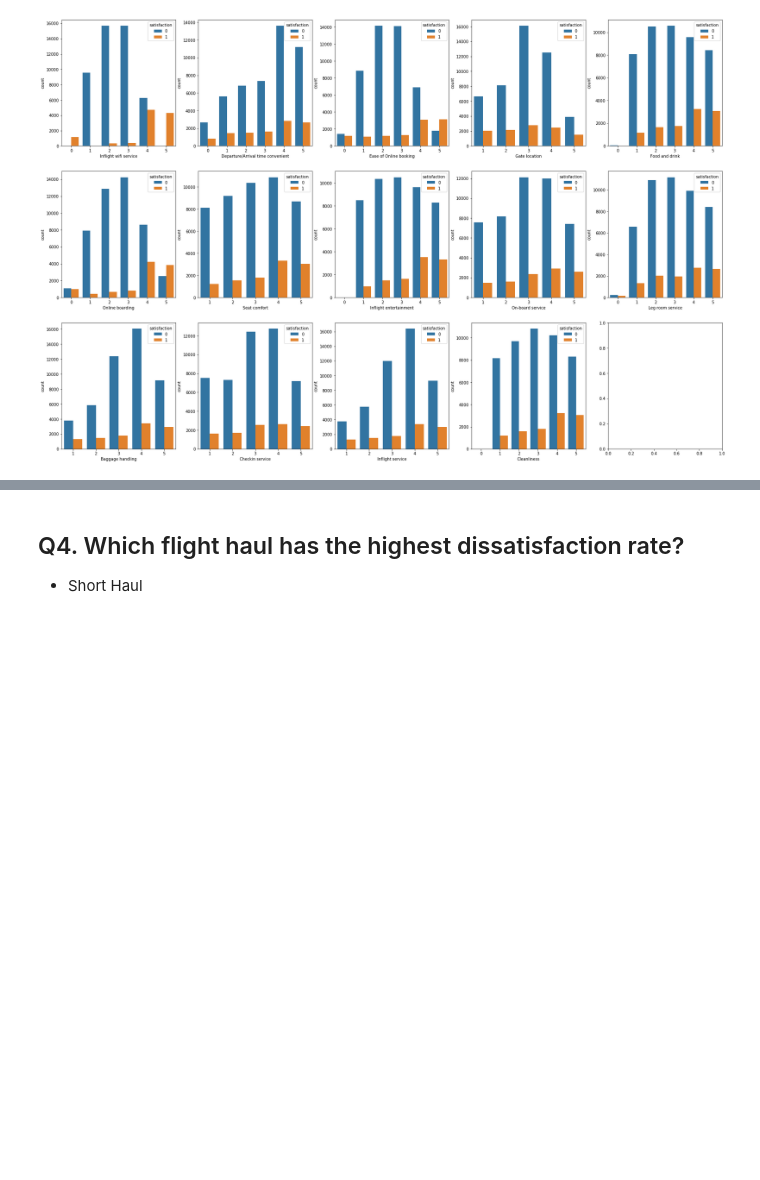
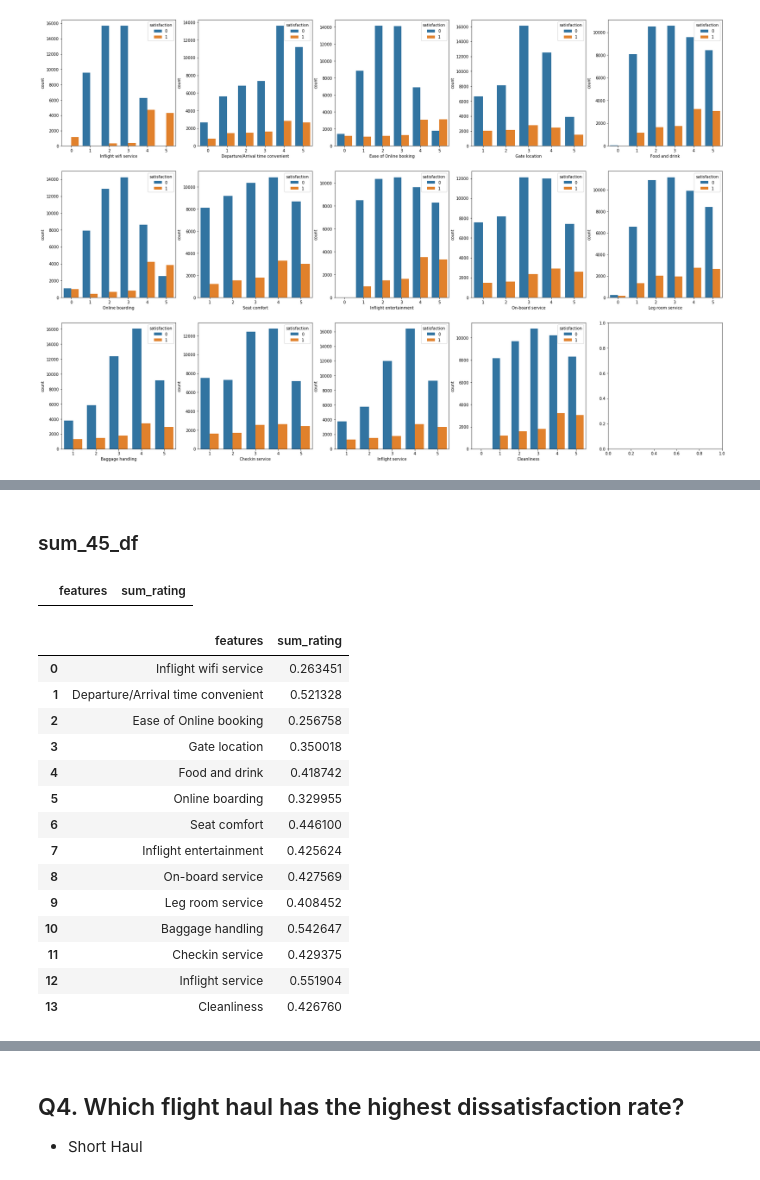
Before and after one commit to jingyunw/Airline_Passenger_Satisfaction_Analysis, a Jupyter notebook: Airline-Passenger-Satisfaction.ipynb, the cells around one changed output, grey strips where cells are left out. Drawn from its saved outputs; the diff is of its cells as text; code cells hidden in the pictures; blank space fills up the shorter version.

```diff
--- a/Airline-Passenger-Satisfaction.ipynb
+++ b/Airline-Passenger-Satisfaction.ipynb
@@ -1184,4 +1141,5 @@ survey_df.shape[1]
 # %%
-for cols in survey_df:
-    for i in range(survey_df.shape[1]):
-        survey_df[survey_df.columns[i]] = eco_class[survey_cols[i]].value_counts(normalize=True)
+# Input value_counts of each survey features to the blank survey dataframe
+for cols in eco_class_survey:
+    for i in range(eco_class_survey.shape[1]):
+        eco_class_survey[eco_class_survey.columns[i]] = eco_class[survey_cols[i]].value_counts(normalize=True)
@@ -1250,0 +1146,4 @@ survey_df.sort_values(by='sum')
+# %%
+# Preview
+eco_class_survey.sort_index(inplace=True)
+eco_class_survey
@@ -1250,0 +1158,4 @@ survey_df.sort_values(by='sum')
+# %%
+# Only counts the sum of rating of 4 and 5
+sum_4_5 = eco_class_survey.iloc[4] + eco_class_survey.iloc[5]
+sum_4_5
@@ -1250,0 +1178,29 @@ survey_df.sort_values(by='sum')
+# %% [markdown]
+### sum_45_df
+# %%
+# Create a blank dataframe with survey features' names and sum rating of 4 and 5
+eco_45 = pd.DataFrame(columns=['features', 'sum_rating'])
+eco_45
+# %% [output]
+|  | features | sum_rating |
+# %%
+# Input the result from sum_4_5 Series
+eco_45['features'] = sum_4_5.index
+eco_45['sum_rating'] = sum_4_5.values
+eco_45
+# %% [output]
+|  | features | sum_rating |
+| 0 | Inflight wifi service | 0.263451 |
+| 1 | Departure/Arrival time convenient | 0.521328 |
+| 2 | Ease of Online booking | 0.256758 |
+| 3 | Gate location | 0.350018 |
+| 4 | Food and drink | 0.418742 |
+| 5 | Online boarding | 0.329955 |
+| 6 | Seat comfort | 0.446100 |
+| 7 | Inflight entertainment | 0.425624 |
+| 8 | On-board service | 0.427569 |
+| 9 | Leg room service | 0.408452 |
+| 10 | Baggage handling | 0.542647 |
+| 11 | Checkin service | 0.429375 |
+| 12 | Inflight service | 0.551904 |
+| 13 | Cleanliness | 0.426760 |
```
Also changed, not shown: parts of 48 cells of this notebook.
